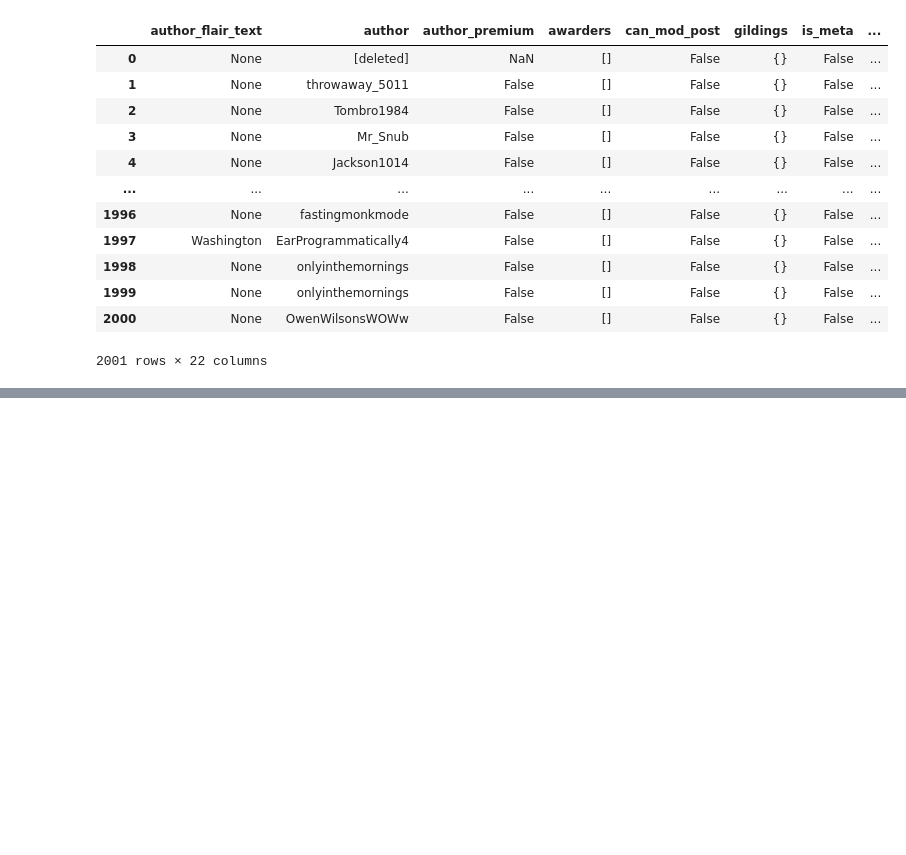
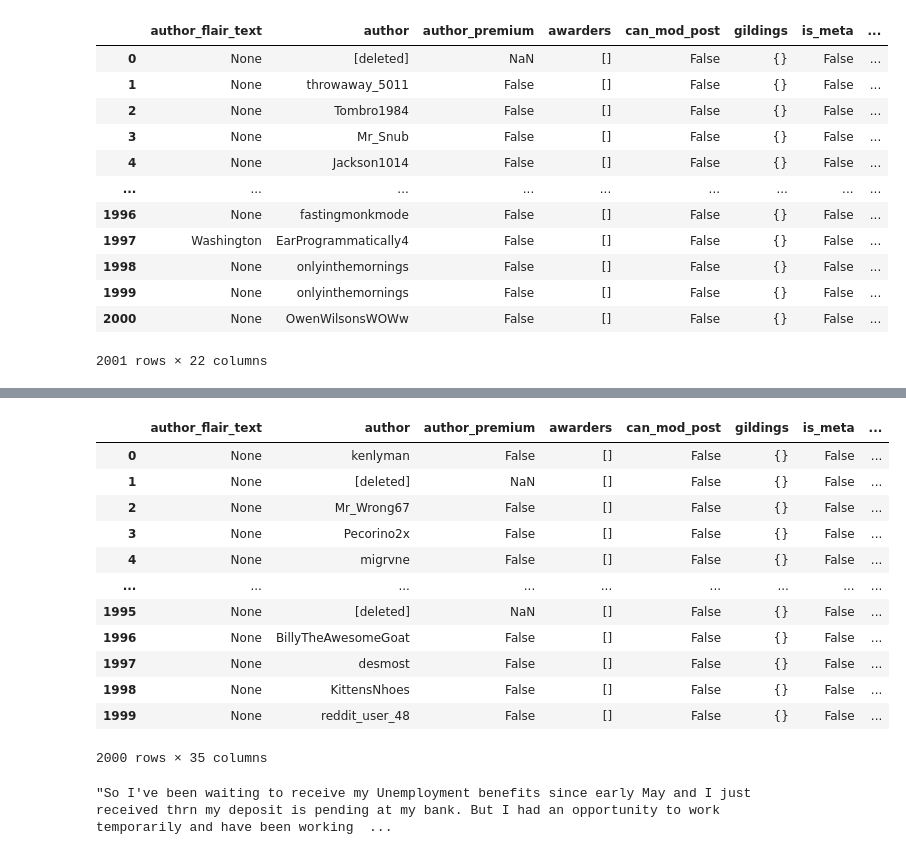
Before and after one commit to mayanb/econ2355, a Jupyter notebook: selftext_sentiments_MAYA.ipynb, the cells around one changed output, grey strips where cells are left out. Saved outputs shown, nothing was run; the diff lists cells and outputs as text; code cells hidden in the pictures; blank space fills up the shorter version.

```diff
--- a/selftext_sentiments_MAYA.ipynb
+++ b/selftext_sentiments_MAYA.ipynb
@@ -102,0 +189,16 @@ df_lab2
+# %%
+df_lab3
+# %% [output]
+|  | author_flair_text | author | author_premium | awarders | can_mod_post | gildings | is_meta | ... |
+| 0 | None | kenlyman | False | [] | False | {} | False | ... |
+| 1 | None | [deleted] | NaN | [] | False | {} | False | ... |
+| 2 | None | Mr_Wrong67 | False | [] | False | {} | False | ... |
+| 3 | None | Pecorino2x | False | [] | False | {} | False | ... |
+| 4 | None | migrvne | False | [] | False | {} | False | ... |
+| ... | ... | ... | ... | ... | ... | ... | ... | ... |
+| 1995 | None | [deleted] | NaN | [] | False | {} | False | ... |
+| 1996 | None | BillyTheAwesomeGoat | False | [] | False | {} | False | ... |
+| 1997 | None | desmost | False | [] | False | {} | False | ... |
+| 1998 | None | KittensNhoes | False | [] | False | {} | False | ... |
+| 1999 | None | reddit_user_48 | False | [] | False | {} | False | ... |
+2000 rows × 35 columns
@@ -102,0 +207,4 @@ df_lab2
+# %%
+df_lab3.loc[2]['selftext']
+# %% [output]
+"So I've been waiting to receive my Unemployment benefits since early May and I just received thrn my deposit is pending at my bank. But I had an opportunity to work temporarily and have been working  ...
```
Also changed, not shown: parts of 28 cells of this notebook, 2 other files.
